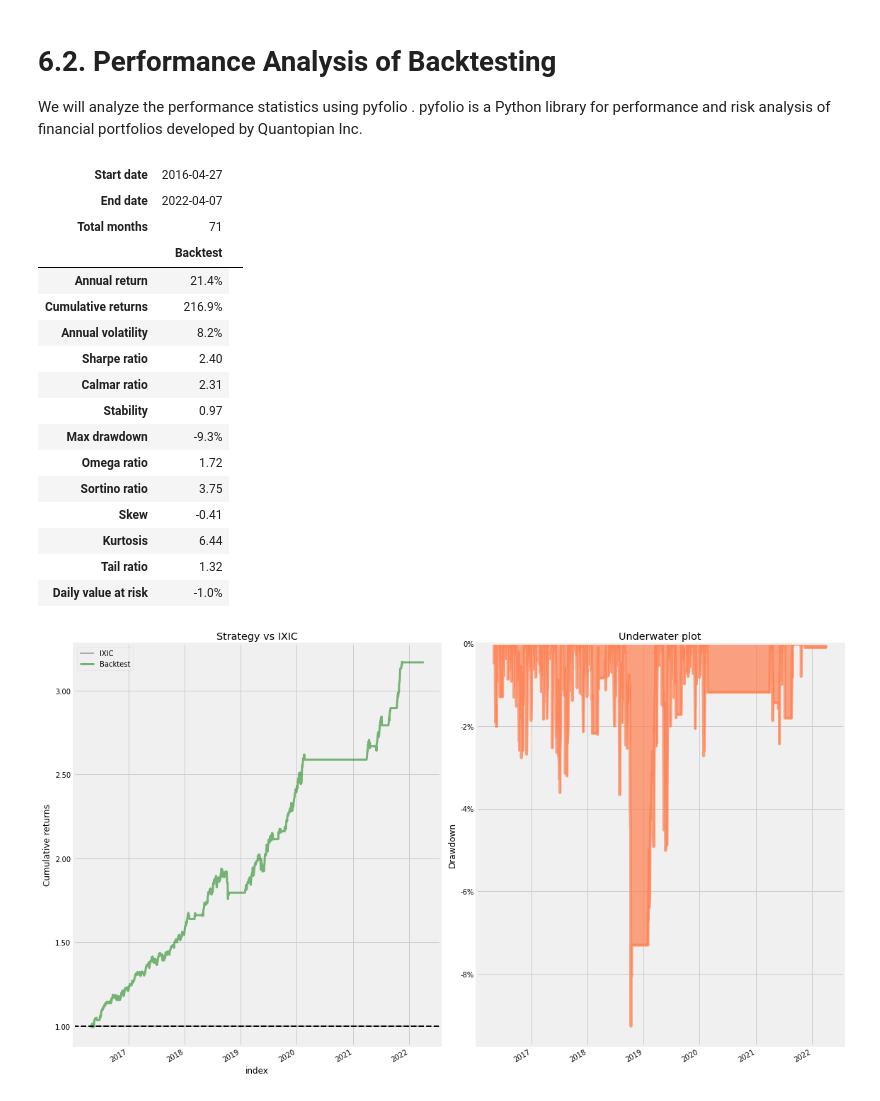
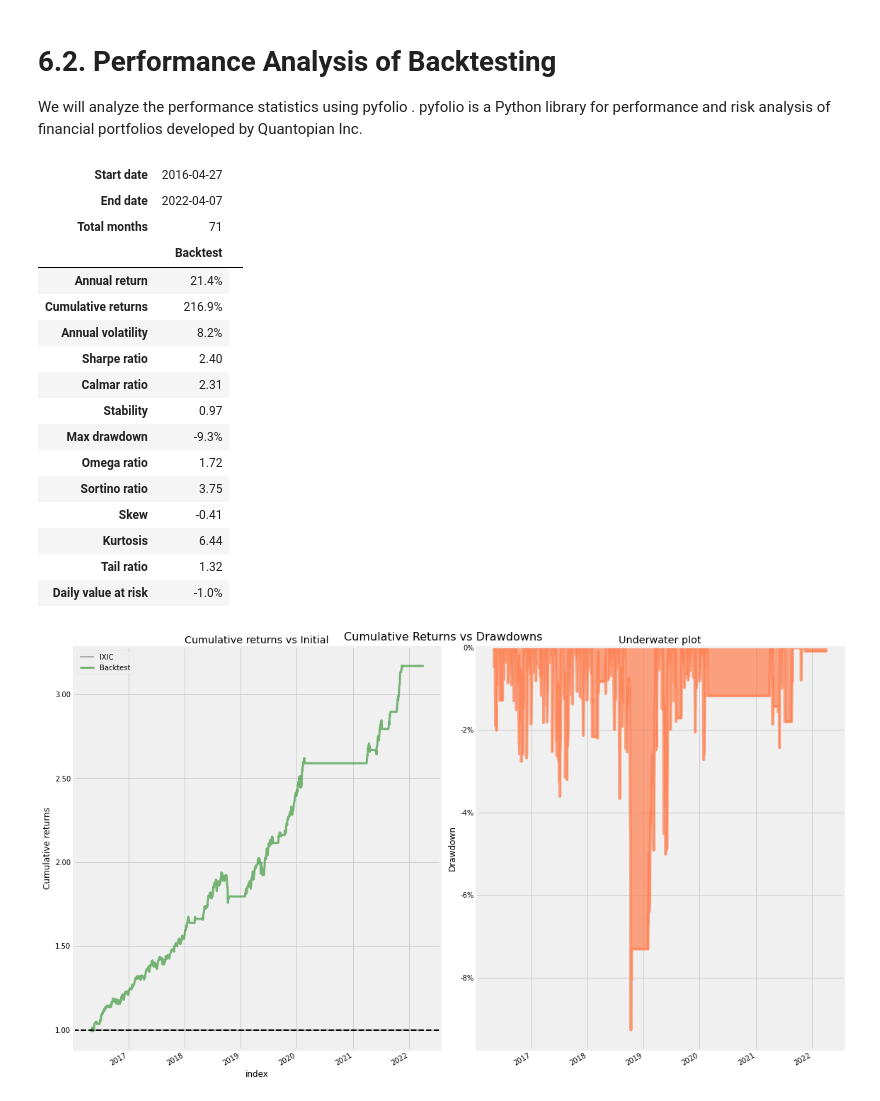
Before and after one commit to ayoubbensakhria/wqu690, a Jupyter notebook: VIX_futures_term_struct_trading_strategy_WQU690_Capstone_FINAL.ipynb, the cells around one changed output. Saved outputs shown, nothing was run; the diff lists cells and outputs as text; code cells hidden in the pictures.

```diff
--- a/VIX_futures_term_struct_trading_strategy_WQU690_Capstone_FINAL.ipynb
+++ b/VIX_futures_term_struct_trading_strategy_WQU690_Capstone_FINAL.ipynb
@@ -647,33 +647,33 @@ benchmark_rets.name = 'IXIC'
 # get performance statistics for strategy
 pf.show_perf_stats(returns)
 # plot performance for strategy vs benchmark
 fig, ax = plt.subplots(nrows=1, ncols=2, figsize=(16, 9),constrained_layout=True)
 axes = ax.flatten()
 pf.plot_rolling_returns(returns=returns,
                         factor_returns=benchmark_rets,
-                        ax=axes[0], title='Strategy vs IXIC')
+                        ax=axes[0], title='Cumulative returns vs Initial')
 axes[0].grid(True)
 pf.plot_drawdown_underwater(returns=returns, ax=axes[1])
 axes[1].grid(True)
-# fig.suptitle('Strategy vs Nifty-50 (Buy and Hold)', fontsize=16, y=0.990)
+fig.suptitle('Cumulative Returns vs Drawdowns', fontsize=16, y=0.990)
 plt.grid(True)
 plt.tight_layout()
 # %% [output]
 | Start date | 2016-04-27 |  |
 | End date | 2022-04-07 |  |
 | Total months | 71 |  |
 |  | Backtest |
 | Annual return | 21.4% |
 | Cumulative returns | 216.9% |
 | Annual volatility | 8.2% |
 | Sharpe ratio | 2.40 |
 | Calmar ratio | 2.31 |
 | Stability | 0.97 |
 | Max drawdown | -9.3% |
 | Omega ratio | 1.72 |
 | Sortino ratio | 3.75 |
 | Skew | -0.41 |
 | Kurtosis | 6.44 |
 | Tail ratio | 1.32 |
 | Daily value at risk | -1.0% |
-[figure, old version]
+[figure, new version]
```
